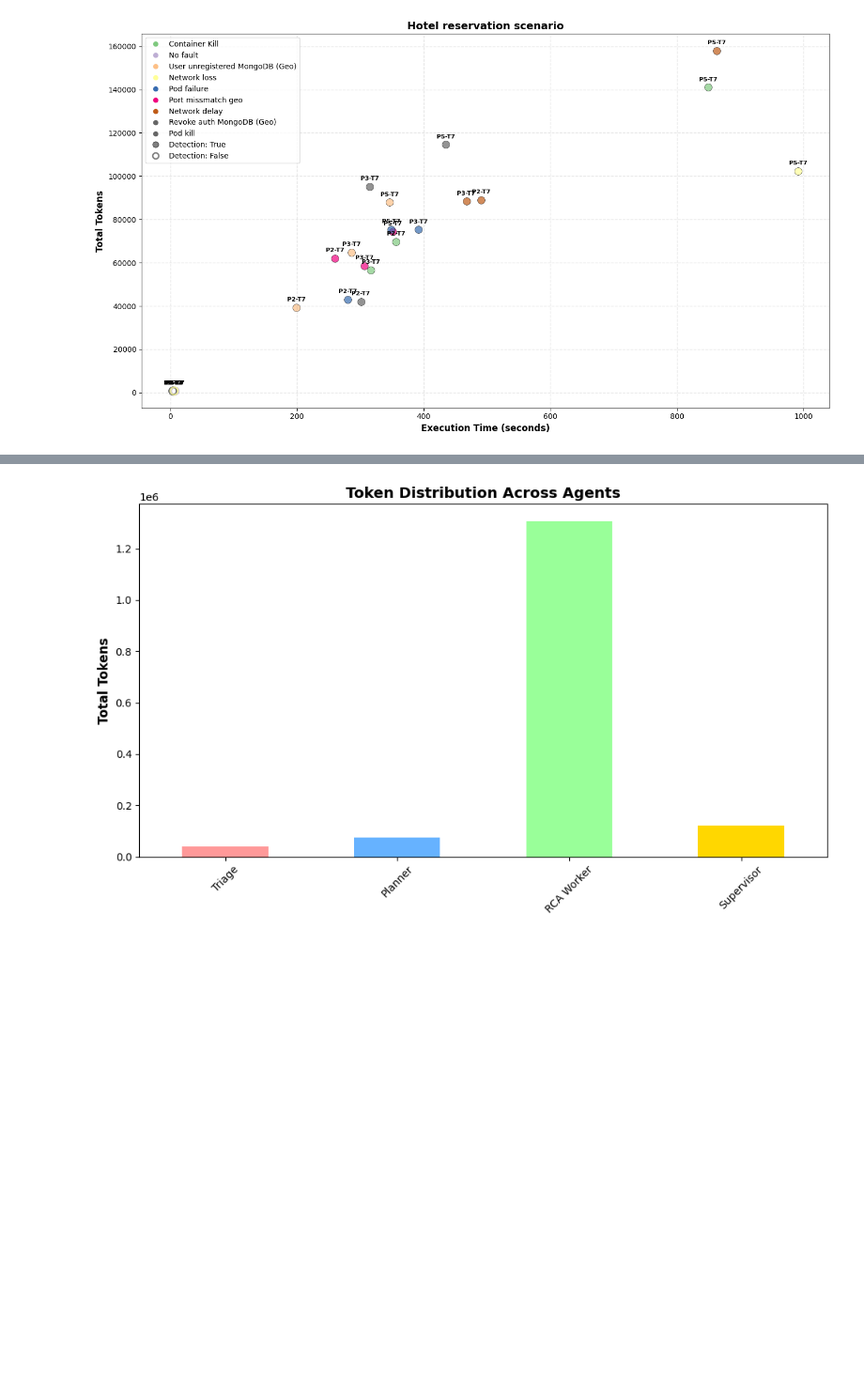
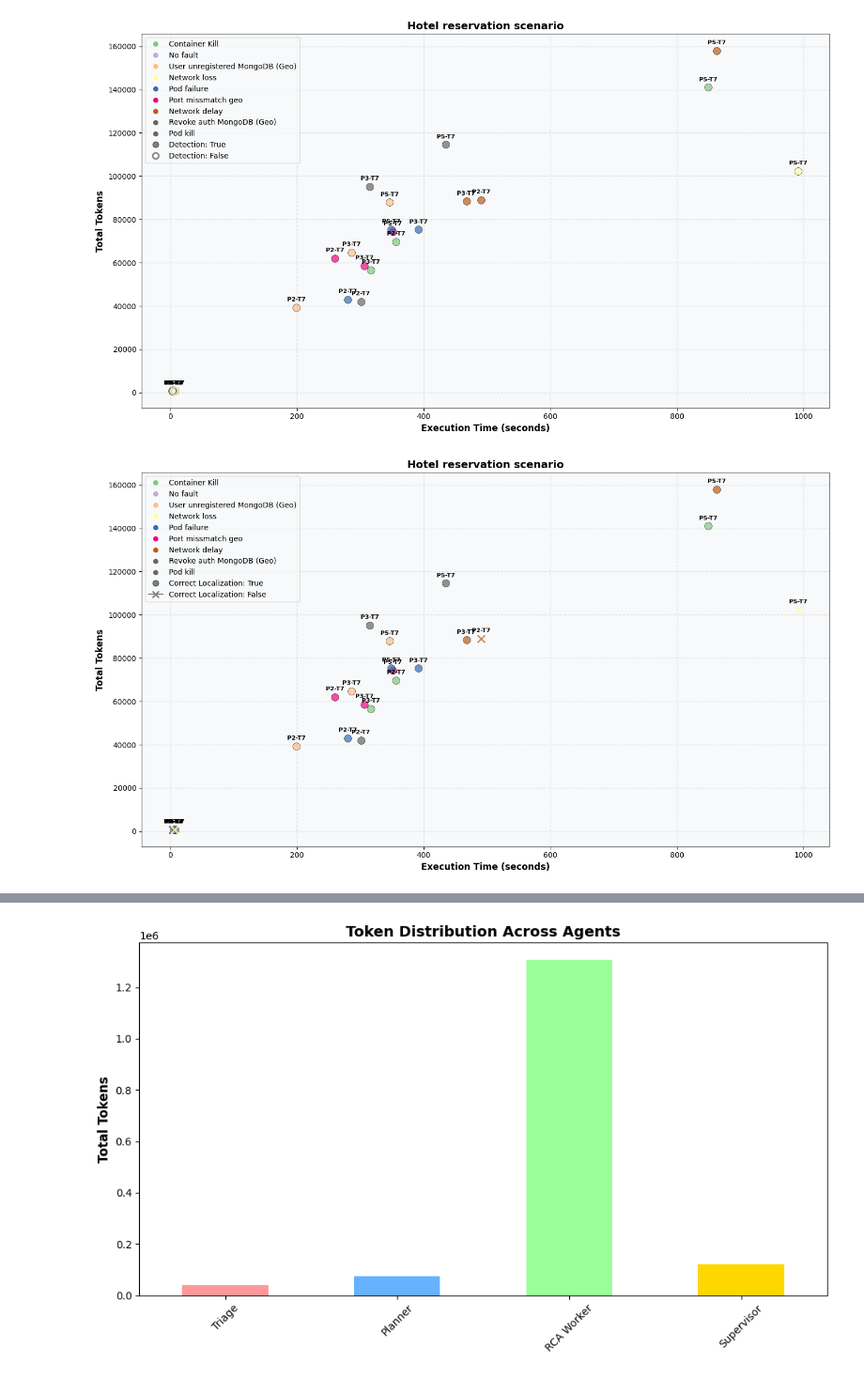
Before and after one commit to martinimarcello00/SRE-agent, a Jupyter notebook: notebooks/analysis/result-analysis.ipynb, the cells around one changed output, grey strips where cells are left out. Shown at 94% size. Drawn from its saved outputs; the diff is of its cells as text; code cells hidden in the pictures; blank space fills up the shorter version.

Commit message:
Add localization evaluation

```diff
--- a/notebooks/analysis/result-analysis.ipynb
+++ b/notebooks/analysis/result-analysis.ipynb
@@ -168,0 +219,19 @@ experiments_df
+# %%
+def evaluate_localization(row):
+    formatted_key = f"{row['scenario']} - {row['fault_name']}"
+    target = fault_target_dict.get(formatted_key, None)
+    localization = row['localization']
+
+    # If no target is defined (no fault scenario), return True if localization is also None/empty
+    if target is None:
+        return localization is None or localization == '' or pd.isna(localization)
+
+    # If localization is None or not a string, cannot match
+    if not isinstance(localization, str):
+        return False
+
+    # Check if the target is contained in the localization string
+    return target in localization
+# %%
+experiments_df['correct_localization'] = experiments_df.apply(evaluate_localization, axis=1)
+experiments_df
@@ -227,3 +314,62 @@ plt.tight_layout()
 plt.show()
 # %% [output]
 [figure]
+# %%
+import matplotlib.pyplot as plt
+import numpy as np
+
+# Create figure and axis
+fig, ax = plt.subplots(figsize=(14, 8))
+
+# Get unique fault types for coloring
+fault_types = experiments_df['fault_name'].unique()
+colors = plt.cm.Accent(np.linspace(0, 1, len(fault_types)))
+color_map = {fault: colors[i] for i, fault in enumerate(fault_types)}
+
+# Plot each experiment as a dot
+for idx, row in experiments_df.iterrows():
+    x = row['execution_time_seconds']
+    y = row['total_tokens']
+    fault = row['fault_name']
+    color = color_map[fault]
+    correct_localization = row['correct_localization']
+
+    # Plot the dot - filled if correct_localization is True, X marker if False
+    if correct_localization:
+        ax.scatter(x, y, s=100, color=color, alpha=0.7, edgecolors='black', linewidth=0.5)
+    else:
+        ax.scatter(x, y, s=100, marker='x', color=color, linewidth=2, alpha=0.7)
+
+    # Add label with agent configuration on top of the dot
+    label = f"P{int(row['rca_tasks_per_iteration'])}-T{int(row['max_tool_calls'])}"
+    ax.annotate(label, (x, y), fontsize=8, ha='center', va='bottom', fontweight='bold',
+                xytext=(0, 7), textcoords='offset points')
+
+# Create legend for fault types
+handles = [plt.Line2D([0], [0], marker='o', color='w', markerfacecolor=color_map[fault],
+                       markersize=8, label=fault) for fault in fault_types]
+
+# Add localization legend
+detection_handles = [
+    plt.Line2D([0], [0], marker='o', color='w', markerfacecolor='gray',
+               markersize=8, label='Correct Localization: True', markeredgecolor='black', markeredgewidth=0.5),
+    plt.Line2D([0], [0], marker='x', color='gray',
+               markersize=8, label='Correct Localization: False', markeredgewidth=2)
+]
+
+# Combine all handles into a single legend
+all_handles = handles + detection_handles
+ax.legend(handles=all_handles, loc='upper left', fontsize=10)
+
+# Labels and title
+ax.set_xlabel('Execution Time (seconds)', fontsize=12, fontweight='bold')
+ax.set_ylabel('Total Tokens', fontsize=12, fontweight='bold')
+ax.set_title('Hotel reservation scenario', fontsize=14, fontweight='bold')
+
+# Grid
+ax.grid(True, alpha=0.3, linestyle='--', linewidth=1)
+
+plt.tight_layout()
+plt.show()
+# %% [output]
+[figure, added]
```
Also changed, not shown: parts of 8 cells of this notebook.
